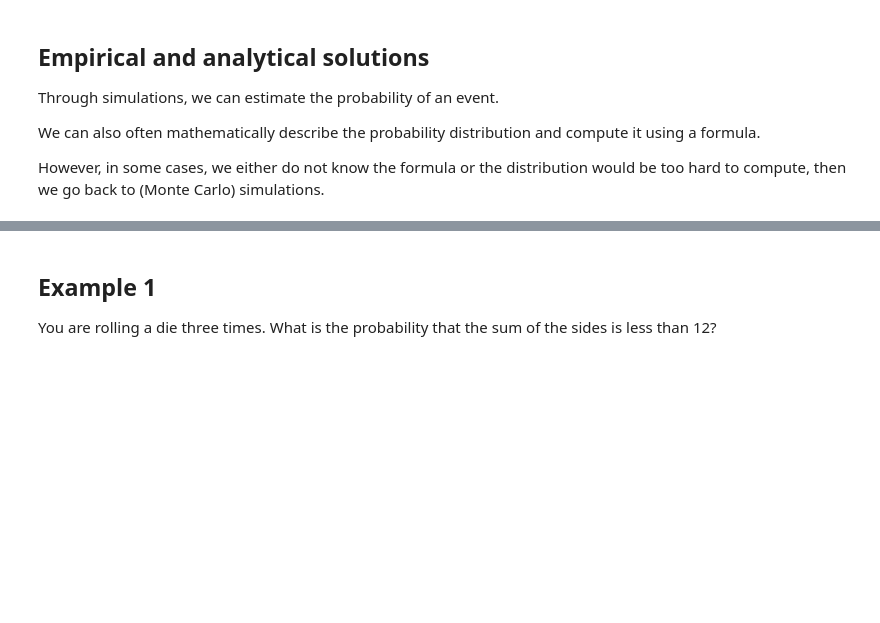
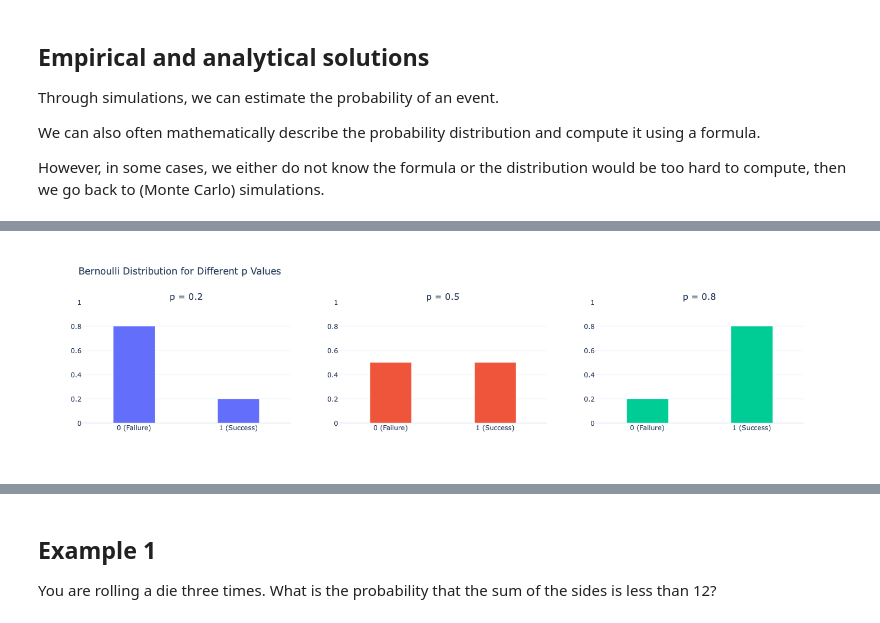
Before and after one commit to uio-bmi/stats_for_cs, a Jupyter notebook: Week_2_ProbabilityIntro/ProbabilityIntro.ipynb, the cells around one changed output, grey strips where cells are left out. Drawn from its saved outputs; the diff is of its cells as text; code cells hidden in the pictures; blank space fills up the shorter version.

```diff
--- a/Week_2_ProbabilityIntro/ProbabilityIntro.ipynb
+++ b/Week_2_ProbabilityIntro/ProbabilityIntro.ipynb
@@ -455,0 +413,6 @@ This part of the notebook accompanies the second part of the Introduction to pro
+# %%
+from util import plot_bernoulli_examples
+
+plot_bernoulli_examples()
+# %% [output]
+[figure, added]
```
Also changed, not shown: parts of 7 cells of this notebook, 1 other file.
